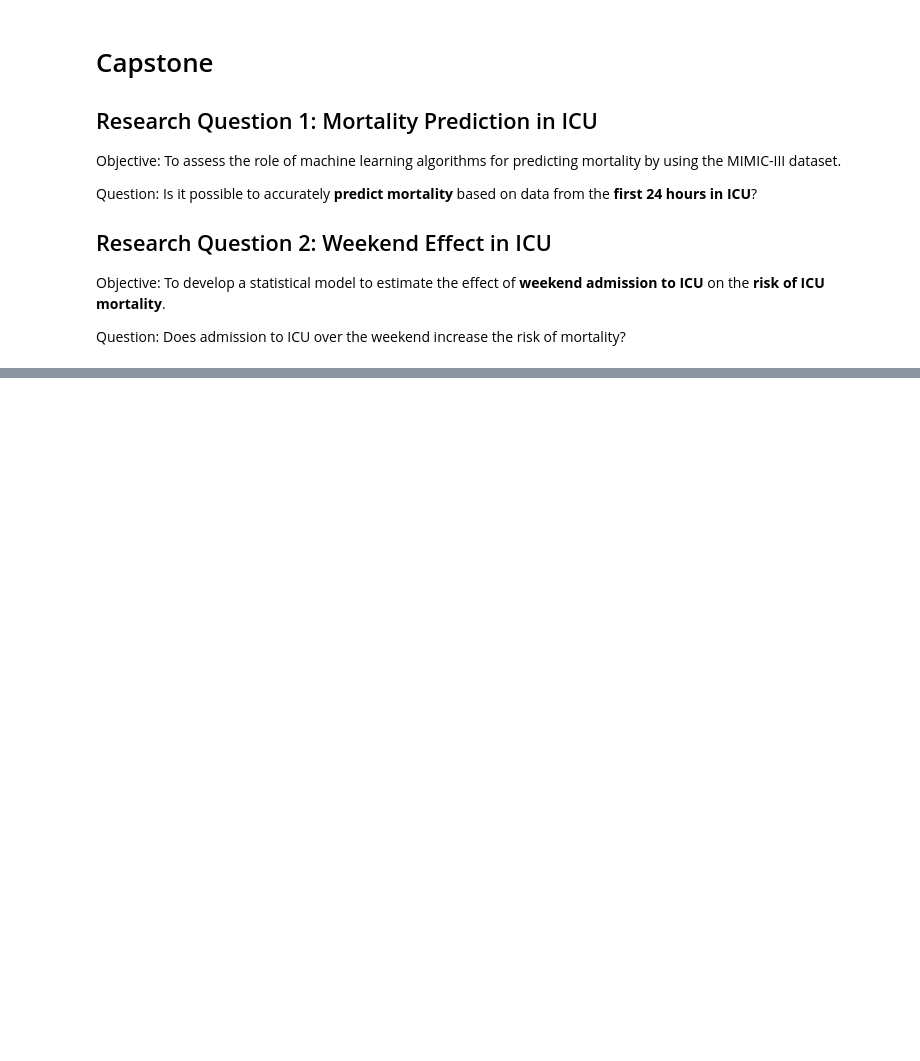
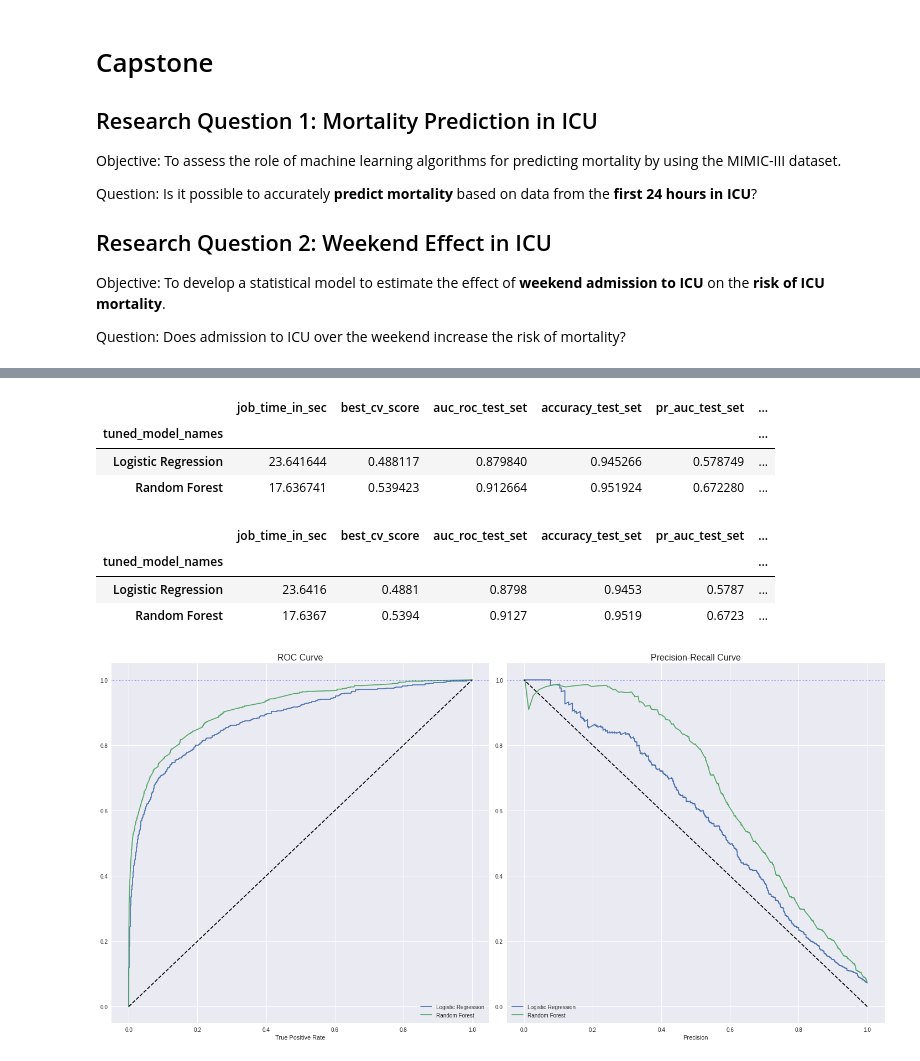
Before and after one commit to annmelaniehuang/capstone21_annmhuang, a Jupyter notebook: Data Preparation.ipynb, the cells around one changed output, grey strips where cells are left out. Cells and saved outputs as stored; diff of their text form; code cells hidden in the pictures; blank space fills up the shorter version.

```diff
--- a/Data Preparation.ipynb
+++ b/Data Preparation.ipynb
@@ -506,7 +752,12 @@ pd.DataFrame.from_dict({'tuned_model_names':models,
                         'true_negatives' :tn_count,
                         'false_negatives' :fn_count,
                         'true_positives' :tp_count,
-                        'false_positives' :fp_count}).set_index('tuned_model_names')
+                        'false_positives' :fp_count,
+#                         'tpr_test_set':tpr_test_set,
+#                         'fpr_test_set':tpr_test_set,
+#                         'precision_test_set':tpr_test_set,
+#                         'recall_test_set':tpr_test_set,
+                       }).set_index('tuned_model_names')
 
 def highlight_max(s):
     '''
@@ -528,4 +779,47 @@ model_outcome.style.apply(highlight_max,
                                   'mc_test_set', 'ck_test_set','true_negatives', 'true_positives']).\
                     apply(highlight_min,
                           subset=['job_time_in_sec','false_positives', 'false_negatives'])
+# %% [output]
+|  | job_time_in_sec | best_cv_score | auc_roc_test_set | accuracy_test_set | pr_auc_test_set | ... |
+| tuned_model_names |  |  |  |  |  | ... |
+| Logistic Regression | 23.641644 | 0.488117 | 0.879840 | 0.945266 | 0.578749 | ... |
+| Random Forest | 17.636741 | 0.539423 | 0.912664 | 0.951924 | 0.672280 | ... |
+# %%
+model_outcome
+# %% [output]
+|  | job_time_in_sec | best_cv_score | auc_roc_test_set | accuracy_test_set | pr_auc_test_set | ... |
+| tuned_model_names |  |  |  |  |  | ... |
+| Logistic Regression | 23.6416 | 0.4881 | 0.8798 | 0.9453 | 0.5787 | ... |
+| Random Forest | 17.6367 | 0.5394 | 0.9127 | 0.9519 | 0.6723 | ... |
+# %%
+# ROC and PR curves
+fig, ax= plt.subplots(1, 2, figsize=(20,10))
+
+ax6 = ax[0]
+ax6.set_title('ROC Curve', fontsize=16)
+ax7=ax[1]
+ax7.set_title('Precision-Recall Curve', fontsize=16)
+for i in range(len(fpr_test_set)):
+    # Plot ROC Curves
+    ax6.plot(fpr_test_set[i], tpr_test_set[i], linestyle='-',
+             label=model_outcome.index[i],)
+    # Plot Precision-Recall Curve
+    ax7.plot(recall_test_set[i], precision_test_set[i],linestyle='-',
+             label=model_outcome.index[i],)
+ax6.plot([0, 1], [0, 1], linestyle='--', color='black')
+ax6.axhline(y=1, linestyle=':', linewidth=1, color='blue')
+ax6.set_xlabel('False Positive Rate')
+ax6.set_xlabel('True Positive Rate')
+ax6.legend()
+
+ax7.plot([1, 0], [0, 1], linestyle='--', color='black')
+ax7.axhline(y=1, linestyle=':', linewidth=1, color='blue')
+ax7.set_xlabel('Recall')
+ax7.set_xlabel('Precision')
+ax7.legend()
+
+fig.tight_layout()
+plt.show()
+# %% [output]
+[figure, added]
 # %%
```
Also changed, not shown: parts of 15 cells of this notebook, 1 other file.
